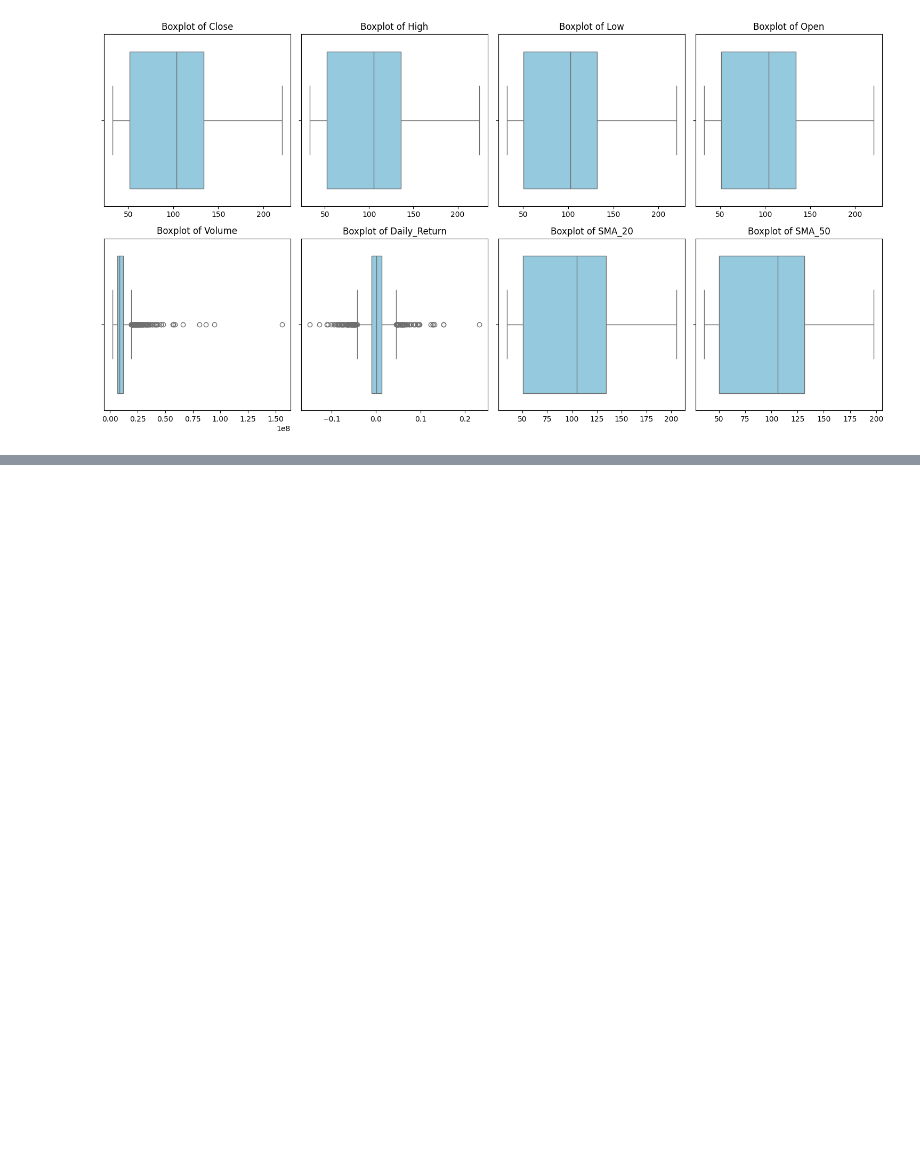
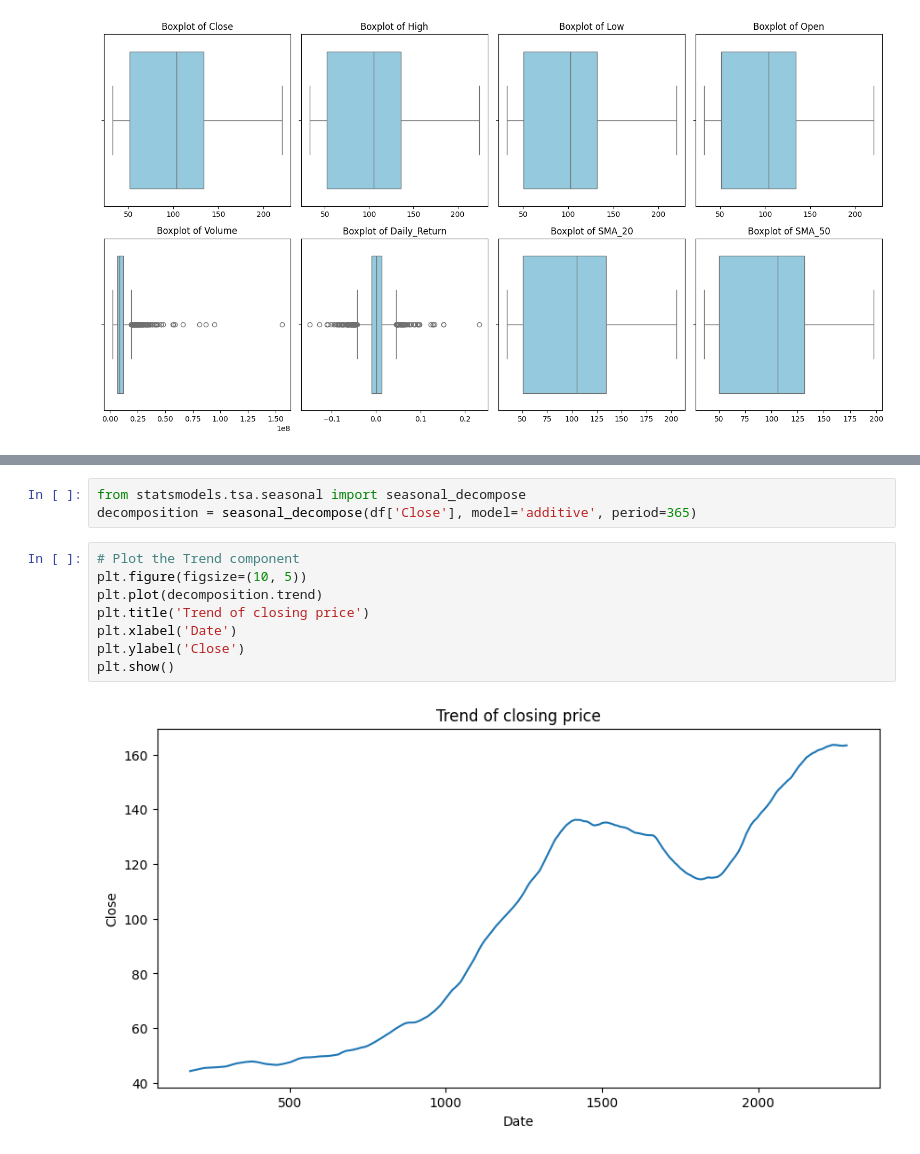
Before and after one commit to Kpranav-Kp/QCOM-stock-eda, a Jupyter notebook: notebooks/QCOM_stock_eda.ipynb, the cells around one changed output, grey strips where cells are left out. Drawn from its saved outputs; the diff is of its cells as text; blank space fills up the shorter version.

```diff
--- a/notebooks/QCOM_stock_eda.ipynb
+++ b/notebooks/QCOM_stock_eda.ipynb
@@ -170,0 +210,13 @@ plt.show()
+# %%
+from statsmodels.tsa.seasonal import seasonal_decompose
+decomposition = seasonal_decompose(df['Close'], model='additive', period=365)
+# %%
+# Plot the Trend component
+plt.figure(figsize=(10, 5))
+plt.plot(decomposition.trend)
+plt.title('Trend of closing price')
+plt.xlabel('Date')
+plt.ylabel('Close')
+plt.show()
+# %% [output]
+[figure, added]
```
Also changed, not shown: parts of 25 cells of this notebook.
